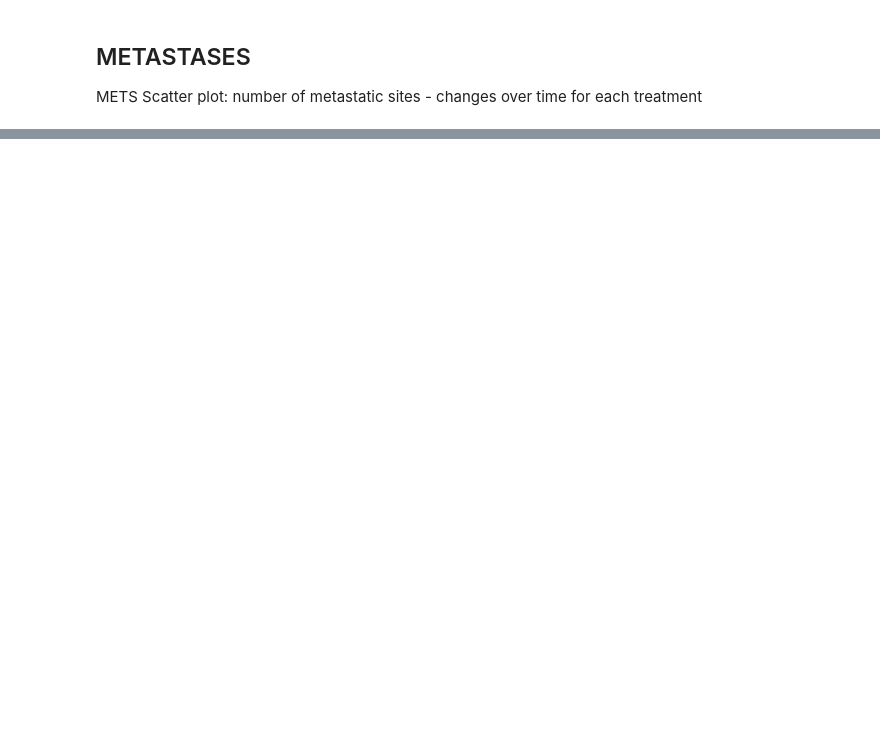
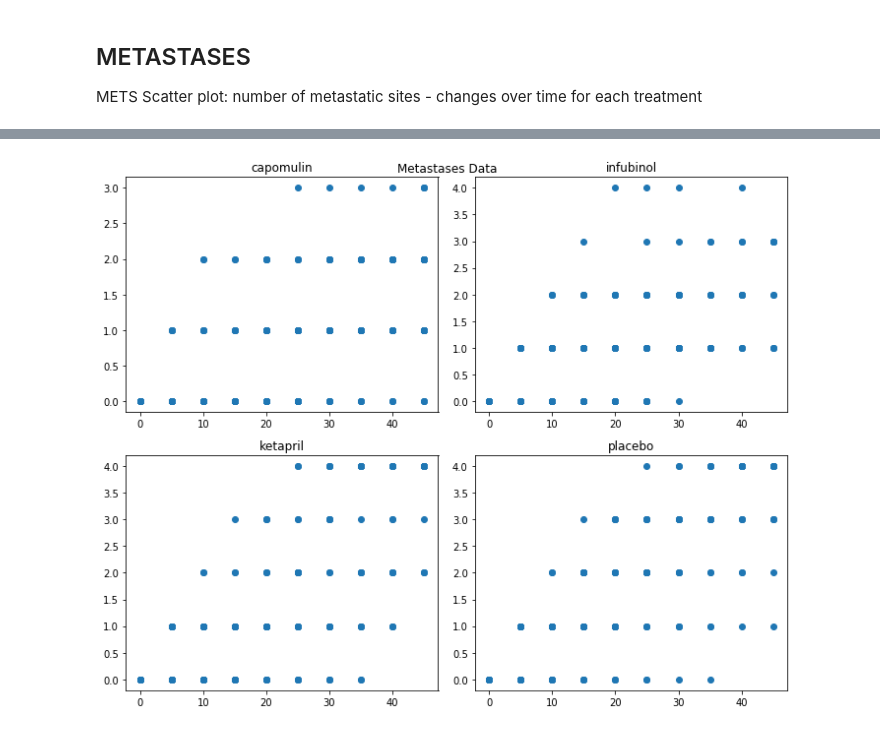
Before and after one commit to jenshurley/hw5, a Jupyter notebook: pydrug_mid.ipynb, the cells around one changed output, grey strips where cells are left out. Saved outputs shown, nothing was run; the diff lists cells and outputs as text; code cells hidden in the pictures; blank space fills up the shorter version.

```diff
--- a/pydrug_mid.ipynb
+++ b/pydrug_mid.ipynb
@@ -59 +119,28 @@ METS Scatter plot: number of metastatic sites - changes over time for each treat
+# %%
+fig = plt.figure(figsize=(10, 8))
+
+axes1 = fig.add_subplot(2, 2, 1)
+axes2 = fig.add_subplot(2, 2, 2)
+axes3 = fig.add_subplot(2, 2, 3)
+axes4 = fig.add_subplot(2, 2, 4)
+
+# add a plot to each of the axes created above
+axes1.plot(capomulin['Timepoint'], capomulin['mets'], 'o')
+axes2.plot(infubinol['Timepoint'], infubinol['mets'], 'o')
+axes3.plot(ketapril['Timepoint'], ketapril['mets'], 'o')
+axes4.plot(placebo['Timepoint'], placebo['mets'], 'o')
+
+# add a small title to each subplot
+
+axes1.set_title("capomulin")
+axes2.set_title("infubinol")
+axes3.set_title("ketapril")
+axes4.set_title("placebo")
+
+
+fig.suptitle("Metastases Data")
+
+fig.tight_layout()
+# %% [output]
+[figure, added]
 # %%
```
Also changed, not shown: parts of 30 cells of this notebook.
